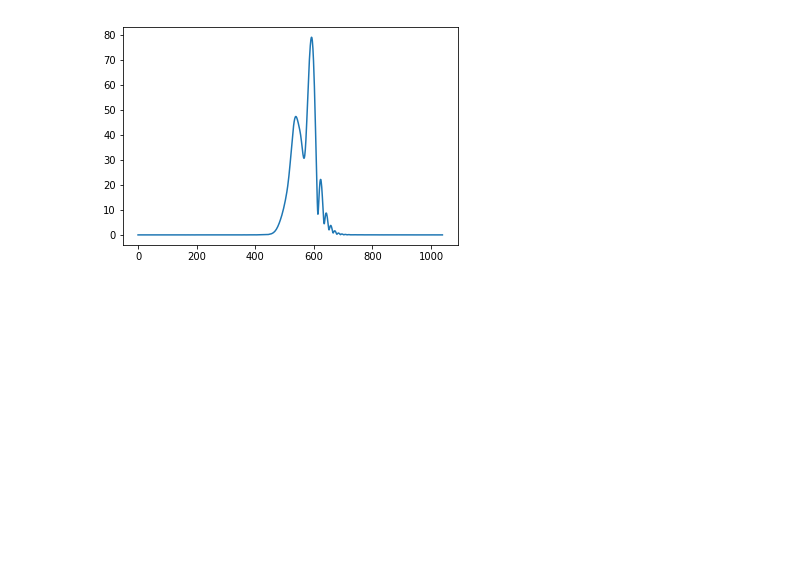
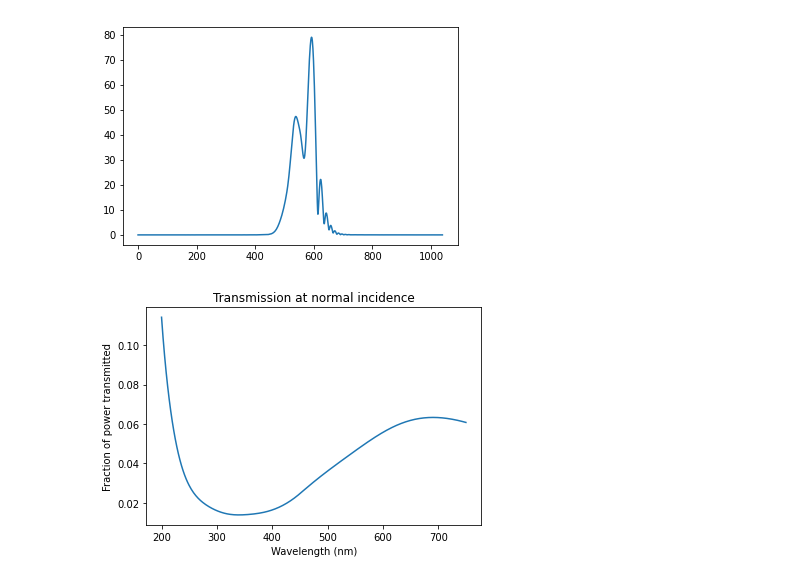
Before and after one commit to Enedys/TMM_Otto, a Jupyter notebook: Gaussian_beam.ipynb, the cells around one changed output. Saved outputs shown, nothing was run; the diff lists cells and outputs as text; code cells hidden in the pictures; blank space fills up the shorter version.

```diff
--- a/Gaussian_beam.ipynb
+++ b/Gaussian_beam.ipynb
@@ -205,0 +281,4 @@ d_air = np.arange(0, 300, 1)
+# %%
+ex.sample2()
+# %% [output]
+[figure, added]
```
Also changed, not shown: parts of 13 cells of this notebook.
